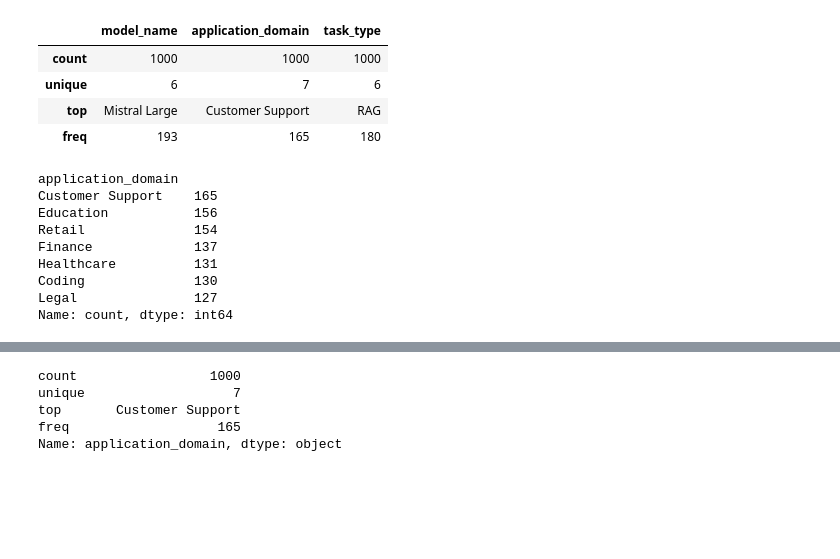
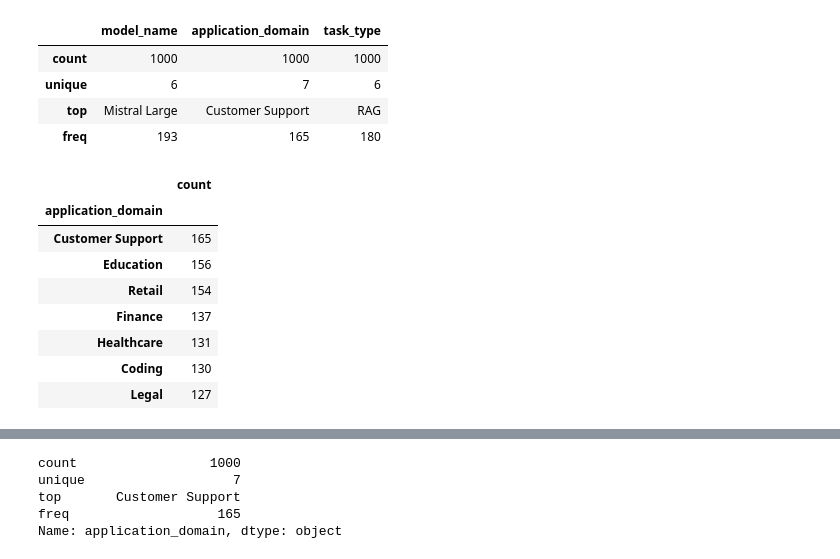
Before and after one commit to JosephRidge/AnalysisDSA101, a Jupyter notebook: analysis107.ipynb, the cells around one changed output, grey strips where cells are left out. Saved outputs shown, nothing was run; the diff lists cells and outputs as text; code cells hidden in the pictures; blank space fills up the shorter version.

```diff
--- a/analysis107.ipynb
+++ b/analysis107.ipynb
@@ -130,14 +132,17 @@ See https://pandas.pydata.org/docs/user_guide/migration-3-strings.html#string-mi
 | top | Mistral Large | Customer Support | RAG |
 | freq | 193 | 165 | 180 |
 # %%
-df['application_domain'].value_counts() # gives us a summary of all the unique qualities and their frequencies
+app_domain_df = df['application_domain'].value_counts() # gives us a summary of all the unique qualities and their frequencies
-# %% [output]
-application_domain
-Customer Support    165
-Education           156
-Retail              154
-Finance             137
-Healthcare          131
-Coding              130
-Legal               127
-Name: count, dtype: int64
+# %%
+app_domain_df = pd.DataFrame(app_domain_df) # converted into a data frame
+app_domain_df.head(7)
+# %% [output]
+|  | count |
+| application_domain |  |
+| Customer Support | 165 |
+| Education | 156 |
+| Retail | 154 |
+| Finance | 137 |
+| Healthcare | 131 |
+| Coding | 130 |
+| Legal | 127 |
```
Also changed, not shown: parts of 6 cells of this notebook, 2 other files.
